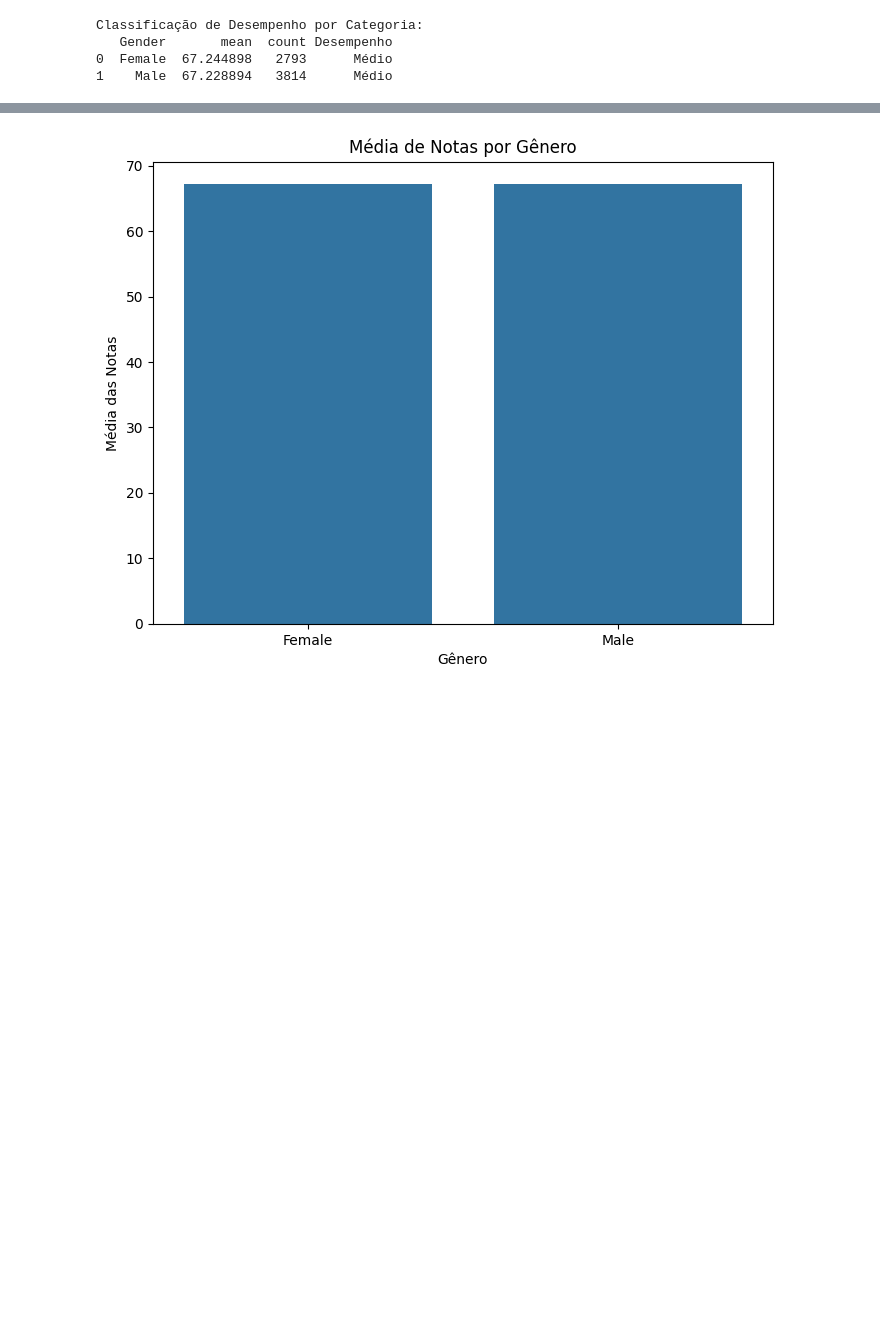
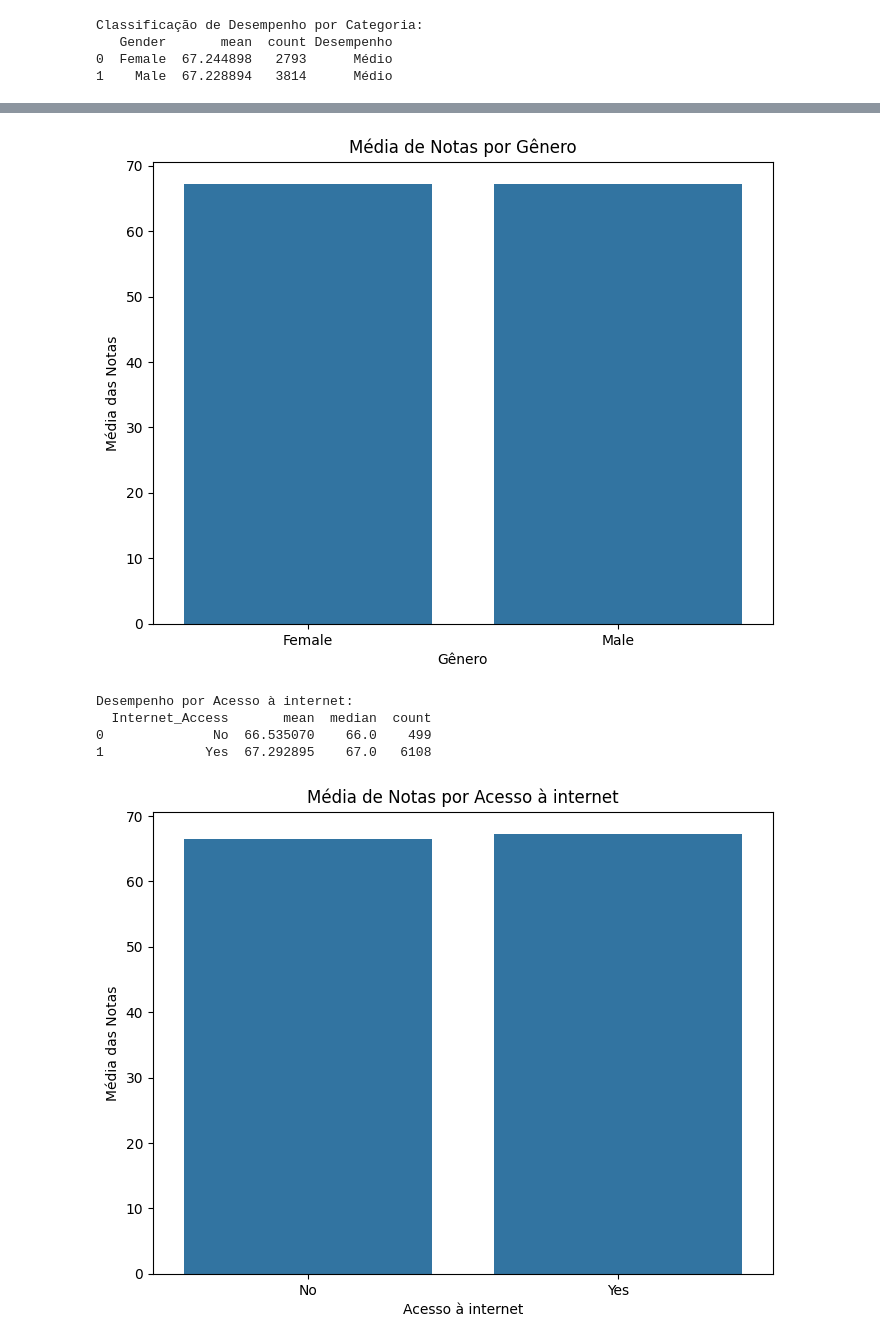
Before and after one commit to scjoaoantonio/aulas_datascience, a Jupyter notebook: exercicio2/main.ipynb, the cells around one changed output, grey strips where cells are left out. Drawn from its saved outputs; the diff is of its cells as text; code cells hidden in the pictures; blank space fills up the shorter version.

```diff
--- a/exercicio2/main.ipynb
+++ b/exercicio2/main.ipynb
@@ -251,33 +235,52 @@ plt.show()
 # Identificar o grupo de maior desempenho
 grupo_destacado = grupo_estatisticas[grupo_estatisticas['Desempenho'] == 'Alto']
 print("\nGrupos que se destacam em termos de desempenho (Alto Desempenho):")
 print(grupo_destacado)
 
-# Análise de fatores impactantes (exemplo: Tipo de Curso, Gênero, Horário de Estudo)
-# Adicione colunas adicionais para comparar fatores, como 'Gênero' ou 'Horário de Estudo', caso estejam presentes no dataset.
+# Análise de fatores impactantes
 # Exemplo: Agrupar por 'Gênero' e calcular média e contagem
 if 'Gender' in student_df.columns:
-    genero_estatisticas = student_df.groupby('Gender')[nota_coluna].agg(['mean', 'median', 'count']).reset_index()
+    genero_estatisticas = student_df.groupby('Gender')['Exam_Score'].agg(['mean', 'median', 'count']).reset_index()
     print("\nDesempenho por Gênero:")
     print(genero_estatisticas)
 
     # Visualização do desempenho por gênero
     plt.figure(figsize=(8, 6))
     sns.barplot(data=genero_estatisticas, x='Gender', y='mean')
     plt.title('Média de Notas por Gênero')
     plt.xlabel('Gênero')
     plt.ylabel('Média das Notas')
     plt.show()
 else:
     print("\nA coluna 'Gênero' não está disponível no dataset.")
+
+if 'Internet_Access' in student_df.columns:
+    internet_estatisticas = student_df.groupby('Internet_Access')['Exam_Score'].agg(['mean', 'median', 'count']).reset_index()
+    print("\nDesempenho por Acesso à internet:")
+    print(internet_estatisticas)
+
+    # Visualização do desempenho por gênero
+    plt.figure(figsize=(8, 6))
+    sns.barplot(data=internet_estatisticas, x='Internet_Access', y='mean')
+    plt.title('Média de Notas por Acesso à internet')
+    plt.xlabel('Acesso à internet')
+    plt.ylabel('Média das Notas')
+    plt.show()
+else:
+    print("\nA coluna 'Acesso à internet' não está disponível no dataset.")
 # %% [output]
 Grupos que se destacam em termos de desempenho (Alto Desempenho):
 Empty DataFrame
 Columns: [Gender, mean, count, Desempenho]
 Index: []
 
 Desempenho por Gênero:
    Gender       mean  median  count
 0  Female  67.244898    67.0   2793
 1    Male  67.228894    67.0   3814
 [figure]
+Desempenho por Acesso à internet:
+  Internet_Access       mean  median  count
+0              No  66.535070    66.0    499
+1             Yes  67.292895    67.0   6108
+[figure, added]
```
Also changed, not shown: parts of 10 cells of this notebook.
